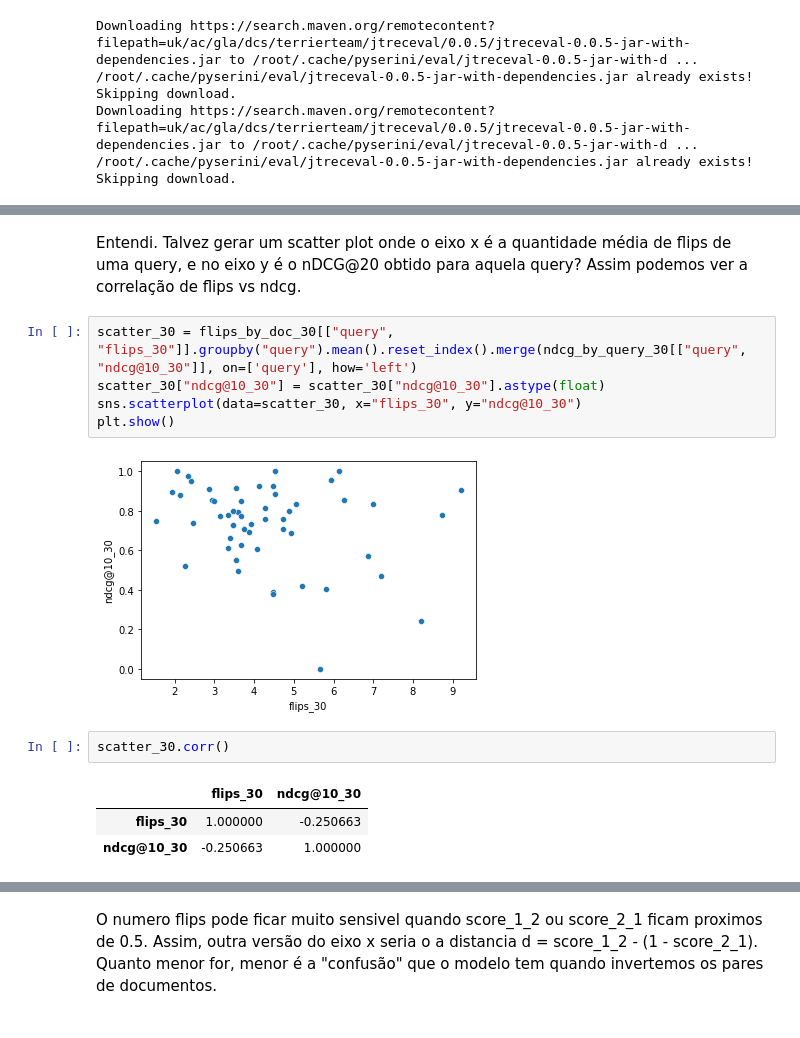
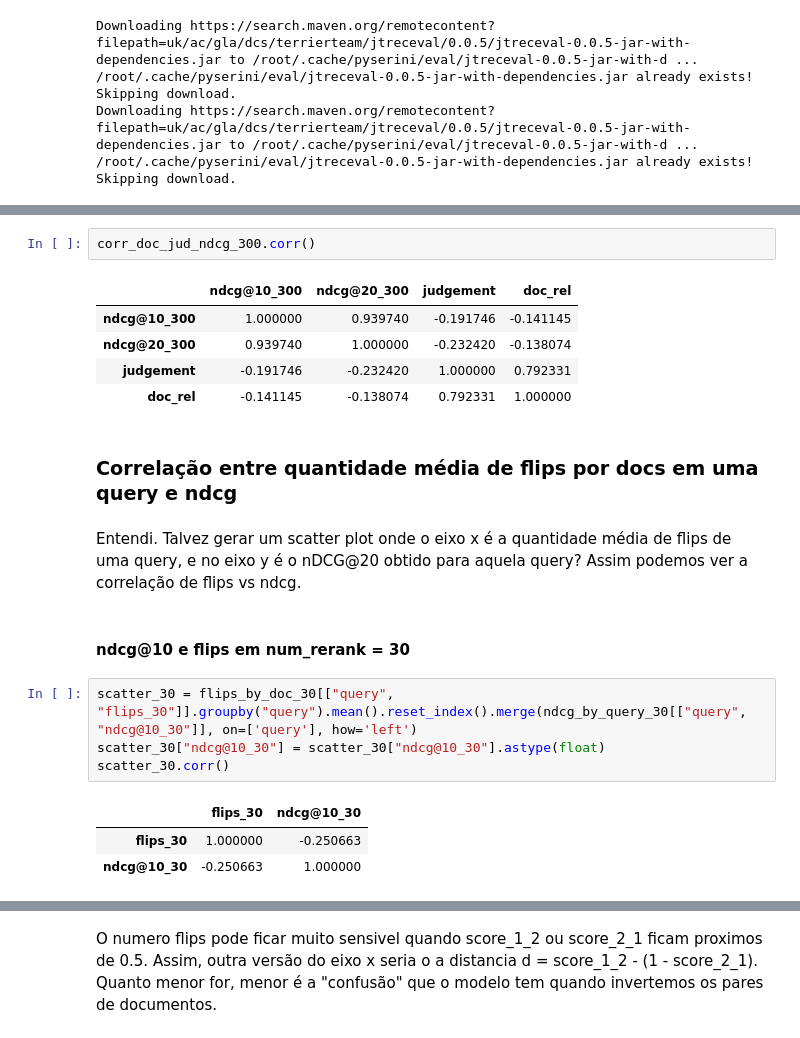
Before and after one commit to leobavila/ia376e_projeto_final, a Jupyter notebook: codes/Pairwise_Scores_to_TREC_Refactored_flips.ipynb, the cells around one changed output, grey strips where cells are left out. Saved outputs shown, nothing was run; the diff lists cells and outputs as text.

```diff
--- a/codes/Pairwise_Scores_to_TREC_Refactored_flips.ipynb
+++ b/codes/Pairwise_Scores_to_TREC_Refactored_flips.ipynb
@@ -1073,15 +1059,22 @@ ndcg_by_query_300.tail()
+# %%
+corr_doc_jud_ndcg_300.corr()
+# %% [output]
+|  | ndcg@10_300 | ndcg@20_300 | judgement | doc_rel |
+| ndcg@10_300 | 1.000000 | 0.939740 | -0.191746 | -0.141145 |
+| ndcg@20_300 | 0.939740 | 1.000000 | -0.232420 | -0.138074 |
+| judgement | -0.191746 | -0.232420 | 1.000000 | 0.792331 |
+| doc_rel | -0.141145 | -0.138074 | 0.792331 | 1.000000 |
+# %% [markdown]
+### Correlação entre quantidade média de flips por docs em uma query e ndcg
 # %% [markdown]
 Entendi. Talvez gerar um scatter plot onde o eixo x é a quantidade média de flips de uma query, e no eixo y é o nDCG@20 obtido para aquela query? Assim podemos ver a correlação de flips vs ndcg.
+# %% [markdown]
+#### ndcg@10 e flips em num_rerank = 30
 # %%
 scatter_30 = flips_by_doc_30[["query", "flips_30"]].groupby("query").mean().reset_index().merge(ndcg_by_query_30[["query", "ndcg@10_30"]], on=['query'], how='left')
 scatter_30["ndcg@10_30"] = scatter_30["ndcg@10_30"].astype(float)
-sns.scatterplot(data=scatter_30, x="flips_30", y="ndcg@10_30")
-plt.show()
+scatter_30.corr()
 # %% [output]
-[figure, removed]
+|  | flips_30 | ndcg@10_30 |
+| flips_30 | 1.000000 | -0.250663 |
+| ndcg@10_30 | -0.250663 | 1.000000 |
-# %%
-scatter_30.corr()
-# %% [output]
-|  | flips_30 | ndcg@10_30 |
-| flips_30 | 1.000000 | -0.250663 |
-| ndcg@10_30 | -0.250663 | 1.000000 |
```
Also changed, not shown: parts of 64 cells of this notebook.
